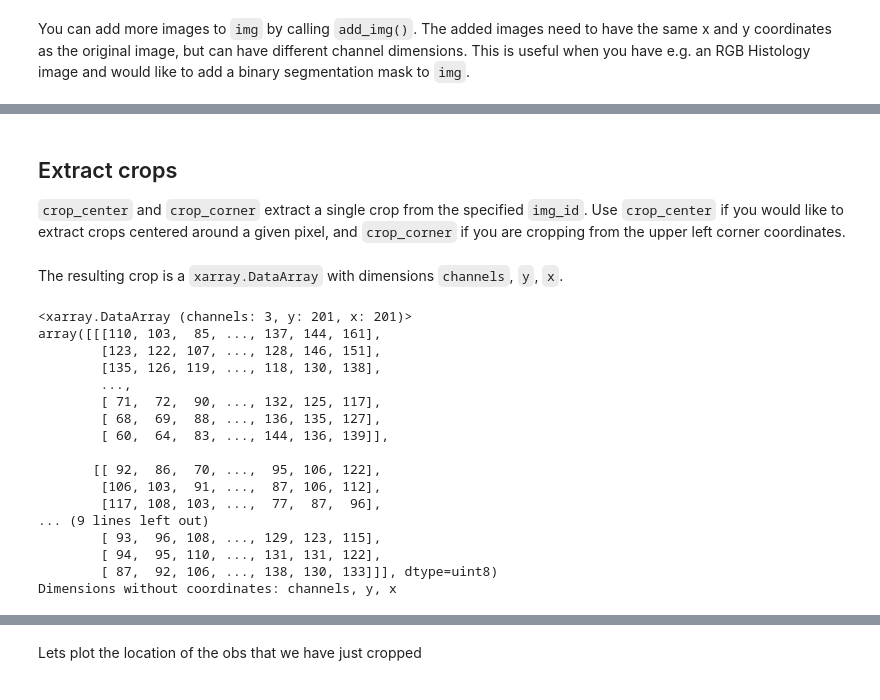
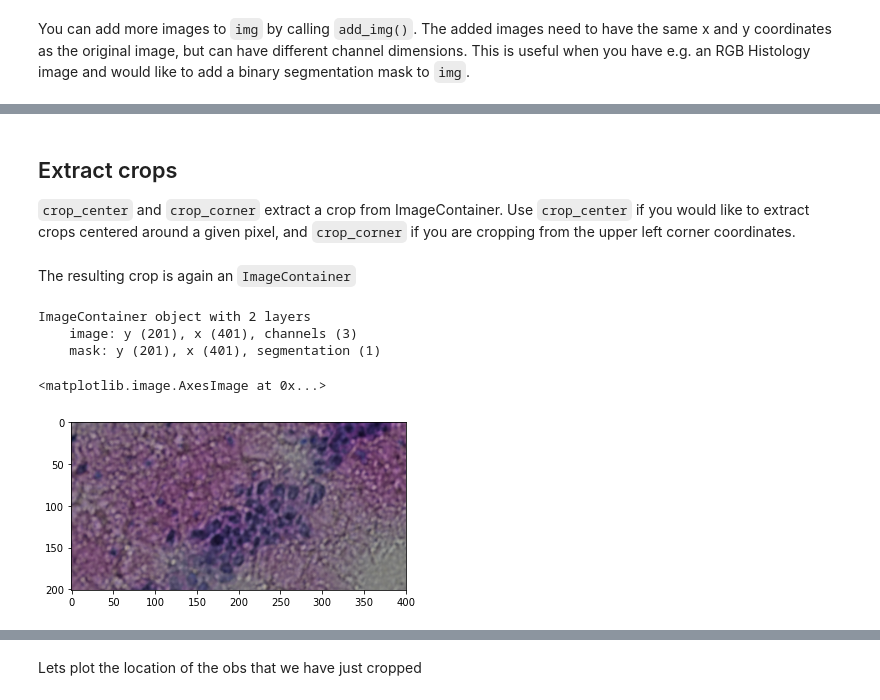
Before and after one commit to scverse/squidpy, a Jupyter notebook: notebooks/tutorial_imagecontainer.ipynb, the cells around one changed output, grey strips where cells are left out. Drawn from its saved outputs; the diff is of its cells as text; code cells hidden in the pictures.

```diff
--- a/notebooks/tutorial_imagecontainer.ipynb
+++ b/notebooks/tutorial_imagecontainer.ipynb
@@ -21,3 +19,9 @@ The constructor takes as input a path to an image on disk, or a numpy array. The
+# %%
+# set path to dataset
+BASE_PATH = "../../data"
+dataset_folder = os.path.join(BASE_PATH, "20191205_10XVisium_MouseBrainCoronal_giovanni.palla")
+# load data
+img = sq.im.ImageContainer(os.path.join(dataset_folder, 'V1_Adult_Mouse_Brain_image.tif'))
 # %% [markdown]
 `read_visium_data` is a convenience function that loads both the AnnData object and the ImageContainer object from a given folder containing a visium dataset.
 Internally, it calls `ImageContainer()` with default aguments.
@@ -60,8 +50,8 @@ Data variables:
 You can add more images to `img` by calling `add_img()`. The added images need to have the same x and y coordinates as the original image, but can have different channel dimensions.
 This is useful when you have e.g. an RGB Histology image and would like to add a binary segmentation mask to `img`.
 # %%
-# create dummy mask, with dimensions channels, y, x
-mask = np.zeros([1, img.shape[1], img.shape[0]])
+# create dummy mask, with dimensions y, x, channels
+mask = np.zeros([img.shape[0], img.shape[1], 1])
 # add mask to img
 img.add_img(mask, img_id='mask', channel_id='segmentation')
 
@@ -82,27 +94,16 @@ Data variables:
 # %% [markdown]
 ## Extract crops
-`crop_center` and `crop_corner` extract a single crop from the specified `img_id`. Use `crop_center` if you would like to extract crops centered around a given pixel, and `crop_corner` if you are cropping from the upper left corner coordinates.
+`crop_center` and `crop_corner` extract a crop from ImageContainer. Use `crop_center` if you would like to extract crops centered around a given pixel, and `crop_corner` if you are cropping from the upper left corner coordinates.
 # %%
-crop = img.crop_center(3000,4000, xr=100, yr=100, img_id='image')
+crop = img.crop_center(3000,4000, xr=200, yr=100)
-# %% [markdown]
-The resulting crop is a `xarray.DataArray` with dimensions `channels`, `y`, `x`.
+# %% [markdown]
+The resulting crop is again an `ImageContainer`
 # %%
 display(crop)
+plt.imshow(crop['image'])
 # %% [output]
-<xarray.DataArray (channels: 3, y: 201, x: 201)>
-array([[[110, 103,  85, ..., 137, 144, 161],
-        [123, 122, 107, ..., 128, 146, 151],
-        [135, 126, 119, ..., 118, 130, 138],
-        ...,
-        [ 71,  72,  90, ..., 132, 125, 117],
-        [ 68,  69,  88, ..., 136, 135, 127],
-        [ 60,  64,  83, ..., 144, 136, 139]],
-
-       [[ 92,  86,  70, ...,  95, 106, 122],
-        [106, 103,  91, ...,  87, 106, 112],
-        [117, 108, 103, ...,  77,  87,  96],
-... (9 lines left out)
-        [ 93,  96, 108, ..., 129, 123, 115],
-        [ 94,  95, 110, ..., 131, 131, 122],
-        [ 87,  92, 106, ..., 138, 130, 133]]], dtype=uint8)
-Dimensions without coordinates: channels, y, x
+ImageContainer object with 2 layers
+    image: y (201), x (401), channels (3)
+    mask: y (201), x (401), segmentation (1)
+<matplotlib.image.AxesImage at 0x...>
+[figure, added]
```
Also changed, not shown: parts of 36 cells of this notebook, 22 other files.
